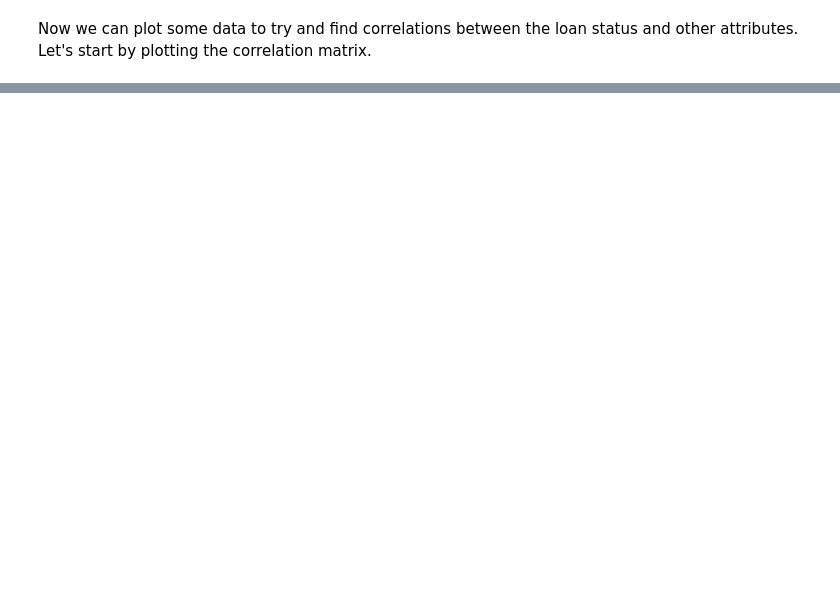
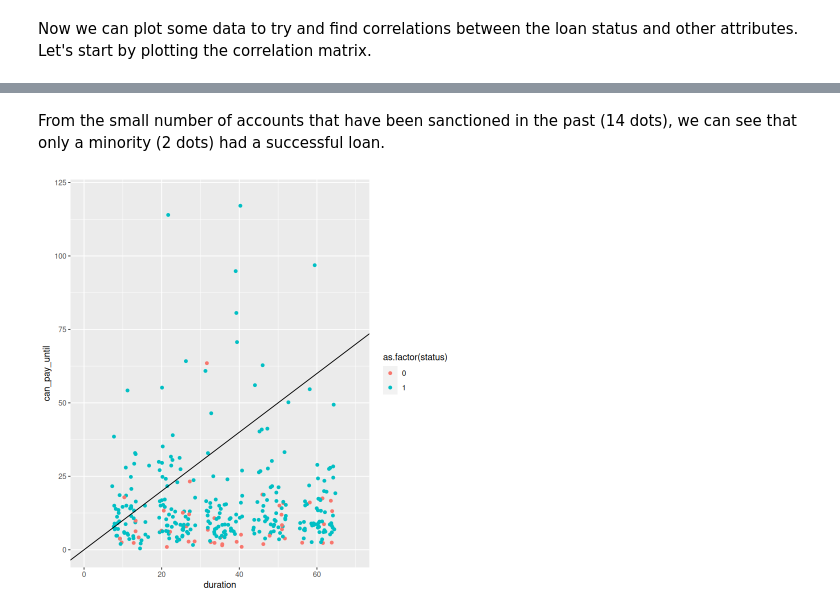
Before and after one commit to 1Krypt0/FEUP-AC-PROJ, a Jupyter notebook: docs/data-understanding.ipynb, the cells around one changed output, grey strips where cells are left out. Drawn from its saved outputs; the diff is of its cells as text; code cells hidden in the pictures; blank space fills up the shorter version.

```diff
--- a/docs/data-understanding.ipynb
+++ b/docs/data-understanding.ipynb
@@ -58,0 +103,12 @@ testRes <- cor.mtest(data_cor, conf.level = 0.95)
+# %% [markdown]
+From the small number of accounts that have been sanctioned in the past (14 dots), we can see that only a minority (2 dots) had a successful loan.
+# %%
+duration <- data$amount/data$payments
+
+ggplot(data, aes(x=duration, y=can_pay_until, color=as.factor(status))) +
+geom_jitter() +
+ylim(0,120) +
+xlim(0,70) +
+geom_abline(slope=1, intercept = 0)
+# %% [output]
+[figure, added]
```
Also changed, not shown: parts of 8 cells of this notebook.
